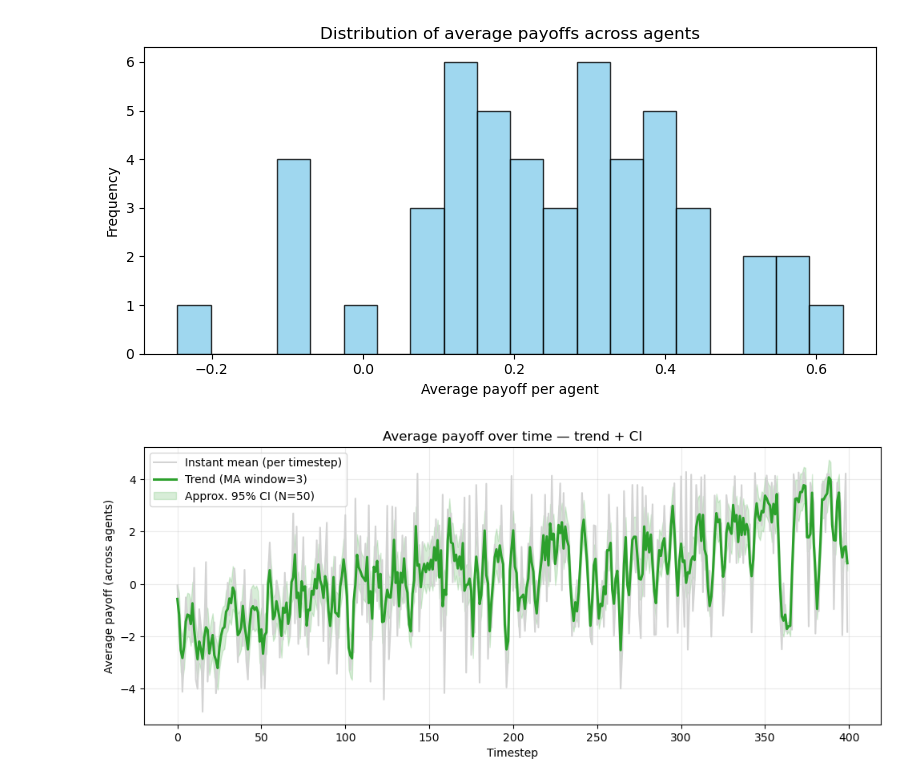
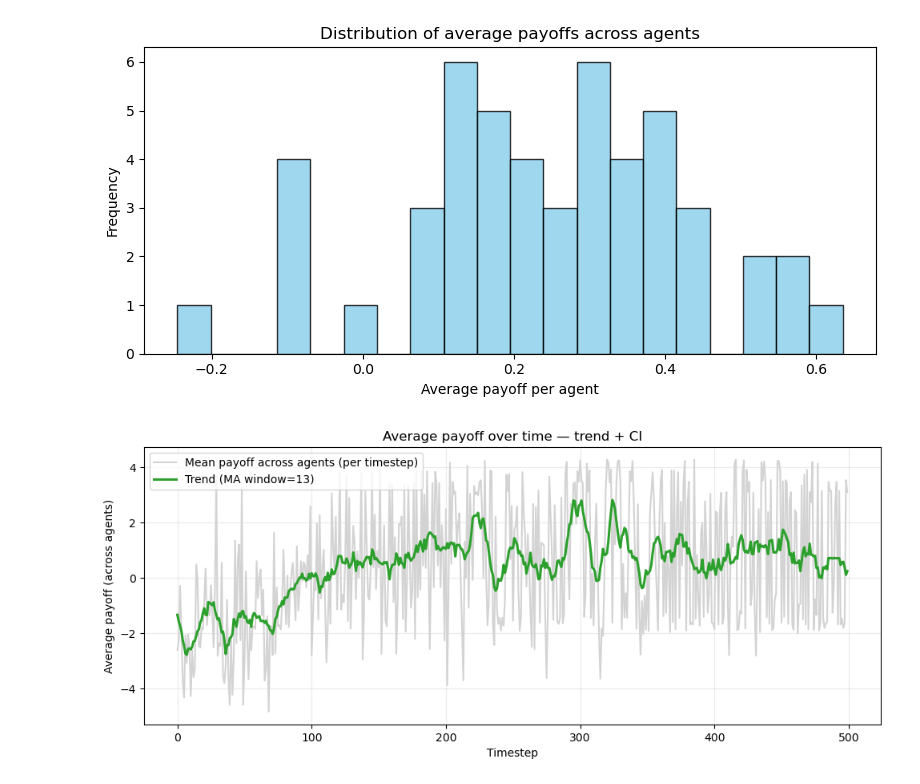
Before and after one commit to DragonsAreFuckingCool/discrete-probability-multi-agent-reinforcement-learning, a Jupyter notebook: discreateProbQLearning.ipynb, the cells around one changed output. Cells and saved outputs as stored; diff of their text form; code cells hidden in the pictures.

```diff
--- a/discreateProbQLearning.ipynb
+++ b/discreateProbQLearning.ipynb
@@ -307,7 +307,7 @@ if __name__ == "__main__":
 
     # Histogram: distribution of chosen p's in final window
     chosen_hist = res["chosen_history"]
-    final_window = 3 # do spisific numbers to see what happens at what times in the learning
+    final_window = 5 # do spisific numbers to see what happens at what times in the learning
     M = chosen_hist.max()
     w = min(final_window, chosen_hist.shape[0])
     flat_idxs = chosen_hist[-w:, :].flatten()
@@ -411,20 +411,17 @@ plt.show()
 [figure]
 [figure]
 # %%
-res = run_discrete_prob_rl(N=N, C=C, T=400, M=M, lr=LR, gamma=GAMMA, tau=TAU,
+res = run_discrete_prob_rl(N=N, C=C, T=500, M=M, lr=LR, gamma=GAMMA, tau=TAU,
                          rho=rho, alpha=alpha, beta=beta, bar_theta=bar_theta,
                          theta_cap=theta_cap, k_init=K_INIT)
 
 
 
 # ---------- Parameters you can tune ----------
-smooth_window = 3   # moving average window for trend (odd better)
+smooth_window = 13   # moving average window for trend (odd better)
 ci_multiplier = 1.96  # 1.96 for ~95% CI (use 1 for ±1 std)
 bins = 20            # histogram bins for payoff distribution
 # ------------------------------------------------
-
-# Example: run your simulation and get results
-# res = run_discrete_prob_rl(...)   # already run this
 
 all_payoffs = np.array(res["all_payoffs"])   # shape (T, N)
 T, N = all_payoffs.shape
@@ -451,33 +448,34 @@ trend_ci_high = moving_average(ci_high, smooth_window)
 
 # Prepare agent-average-payoffs distribution (each agent averaged across time)
 agent_avg_payoffs = all_payoffs.mean(axis=0)  # shape (N,)
 
 # Create figure with two panels: top = time series with band, bottom = histogram/density
 fig = plt.figure(figsize=(10, 8))
 
 # --- Top: mean payoff time series with trend and shaded CI ---
 ax1 = fig.add_subplot(2, 1, 1)
 t = np.arange(T)
 
-ax1.plot(t, mean_ts, color='lightgray', linestyle='-', linewidth=1.5, label='Instant mean (per timestep)')
+ax1.plot(t, mean_ts, color='lightgray', linestyle='-', linewidth=1.5, label='Mean payoff across agents (per timestep)')
 ax1.plot(t, trend_mean, color='tab:green', linewidth=2.2, label=f'Trend (MA window={smooth_window})')
-ax1.fill_between(t, trend_ci_low, trend_ci_high, color='tab:green', alpha=0.18, label=f'Approx. 95% CI (N={N})')
+#ax1.fill_between(t, trend_ci_low, trend_ci_high, color='tab:green', alpha=0.18, label=f'Approx. 95% CI (N={N})')
 
 ax1.set_xlabel('Timestep')
 ax1.set_ylabel('Average payoff (across agents)')
 ax1.set_title('Average payoff over time — trend + CI')
 ax1.legend(loc='upper left')
 ax1.grid(alpha=0.25)
 
 
 
 plt.tight_layout()
 plt.show()
 
 
 
 # meaning of CI: If you were to repeat this whole experiment many times (each with N agents drawn from the same underlying process),
 # then about 95% of those repeated experiments’ mean payoff trajectories would fall within that shaded region.
 # one can be 95% confident that the true population mean payoff (the expected mean if you had infinitely many agents) lies within that interval around the sample mean.
+#can't be done cuz not independent
 # %% [output]
-[figure, old version]
+[figure, new version]
```
Also changed, not shown: parts of 4 cells of this notebook.
